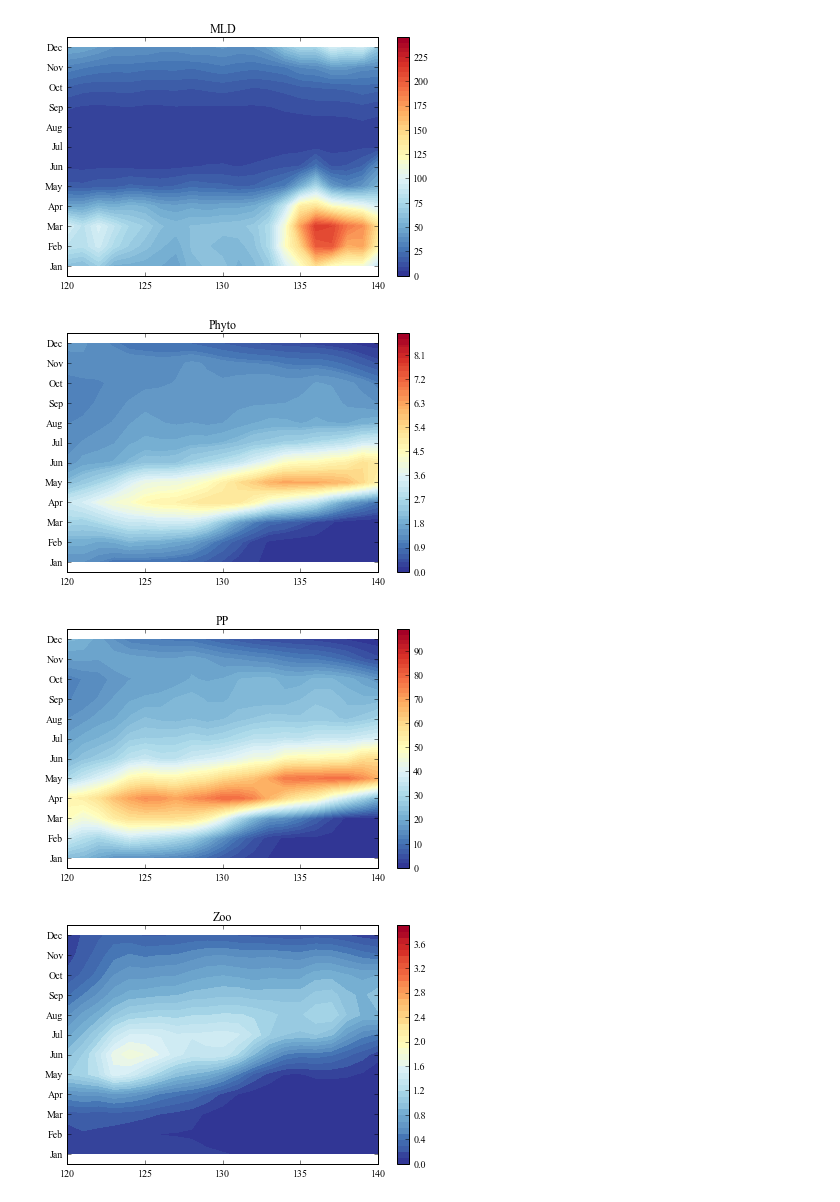
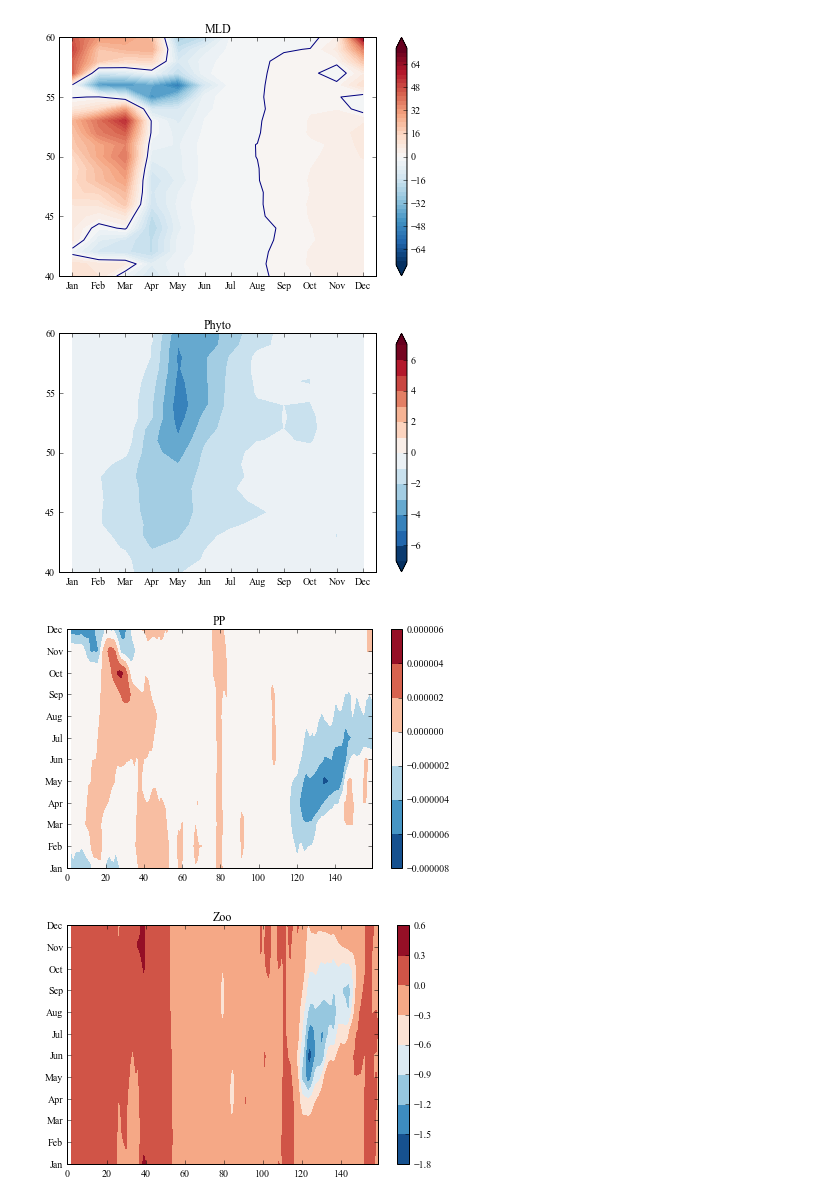
Before and after one commit to sophieclayton/model_comparison, a Jupyter notebook: python_figures/monthly_hovmoller.ipynb, the cells around one changed output. Drawn from its saved outputs; the diff is of its cells as text; code cells hidden in the pictures.

```diff
--- a/python_figures/monthly_hovmoller.ipynb
+++ b/python_figures/monthly_hovmoller.ipynb
@@ -71,45 +95,53 @@ binnedcr[:,:,4] = np.nanmean(CR_mld, axis=2)
 # %%
 palette1 = plt.get_cmap('RdBu_r', 50)
 palette2 = plt.get_cmap('RdYlBu_r', 50)
 months = ['Jan', 'Feb', 'Mar', 'Apr', 'May', 'Jun', 'Jul', 'Aug', 'Sep', 'Oct','Nov', 'Dec']
+lats = ['40', '45','50', '55', '60']
 s_to_d = 60*60*24*106
 
-plt.contourf(binnedcr[:,:,4], range(0,250,5), cmap=palette2)
-plt.axis([120, 140, -0.5, 11.5])
+plt.contourf((binnedhr[:,:,4]-binnedcr[:,:,4]).transpose(1,0), levels = range(-75,76, 1),cmap=palette1, extend = 'both')
 plt.colorbar()
-plt.yticks(range(0, 12, 1),months)
+plt.contour((binnedhr[:,:,4]-binnedcr[:,:,4]).transpose(1,0), levels = [0])
+plt.axis([ -0.5, 11.5, 120, 140])
+plt.xticks(range(0, 12, 1),months)
+plt.yticks(range(120, 145, 5),lats)
 plt.title('MLD')
 plt.show()
 
-plt.contourf(binnedcr[:,:,0], np.arange(0,9, 0.1), cmap=palette2)
-plt.axis([120, 140, -0.5, 11.5])
+plt.contourf((binnedhr[:,:,0]-binnedcr[:,:,0]).transpose(1,0), levels = range(-7,8, 1),cmap=palette1, extend = 'both')
 plt.colorbar()
-plt.yticks(range(0, 12, 1),months)
+plt.contour((binnedhr[:,:,0]-binnedcr[:,:,0]).transpose(1,0), levels = [0])
+plt.axis([ -0.5, 11.5, 120, 140])
+plt.xticks(range(0, 12, 1),months)
+plt.yticks(range(120, 145, 5),lats)
 plt.title('Phyto')
 plt.show()
 
-plt.contourf(binnedcr[:,:,1]*s_to_d, np.arange(0,100, 1), cmap=palette2)
-plt.axis([120, 140, -0.5, 11.5])
+plt.contourf(binnedhr[:,:,1]-binnedcr[:,:,1], cmap=palette1)
+#plt.axis([120, 140, -0.5, 11.5])
 plt.colorbar()
 plt.yticks(range(0, 12, 1),months)
+#plt.xticks(range(120, 145, 5),lats)
 plt.title('PP')
 plt.show()
 
-plt.contourf(binnedcr[:,:,2], np.arange(0,4, 0.1), cmap=palette2)
-plt.axis([120, 140, -0.5, 11.5])
+plt.contourf(binnedhr[:,:,2]-binnedcr[:,:,2], cmap=palette1)
+#plt.axis([120, 140, -0.5, 11.5])
 plt.colorbar()
 plt.yticks(range(0, 12, 1),months)
+#plt.xticks(range(120, 145, 5),lats)
 plt.title('Zoo')
 plt.show()
 
-plt.contourf(binnedcr[:,:,3], np.arange(0,7, 0.1), cmap=palette2)
-plt.axis([120, 140, -0.5, 11.5])
+plt.contourf(binnedhr[:,:,3]-binnedcr[:,:,3], cmap=palette1)
+#plt.axis([120, 140, -0.5, 11.5])
 plt.colorbar()
 plt.yticks(range(0, 12, 1),months)
+#plt.xticks(range(120, 145, 5),lats)
 plt.title('Nitrate')
 plt.show()
 # %% [output]
-[figure, old version]
+[figure, new version]
-[figure, old version]
+[figure, new version]
-[figure, old version]
+[figure, new version]
-[figure, old version]
+[figure, new version]
```
Also changed, not shown: parts of 7 cells of this notebook, 2 other files.
